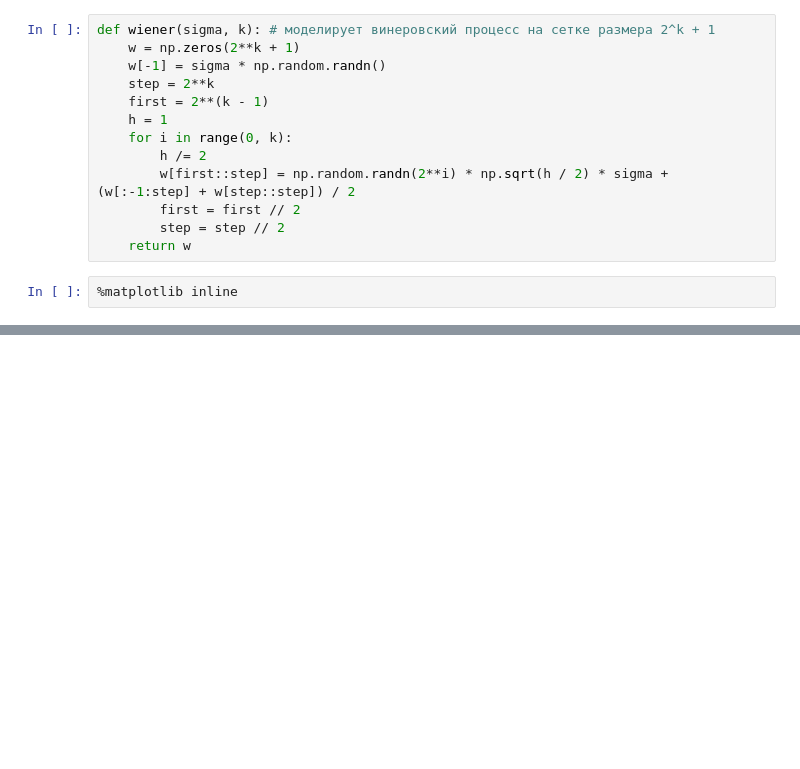
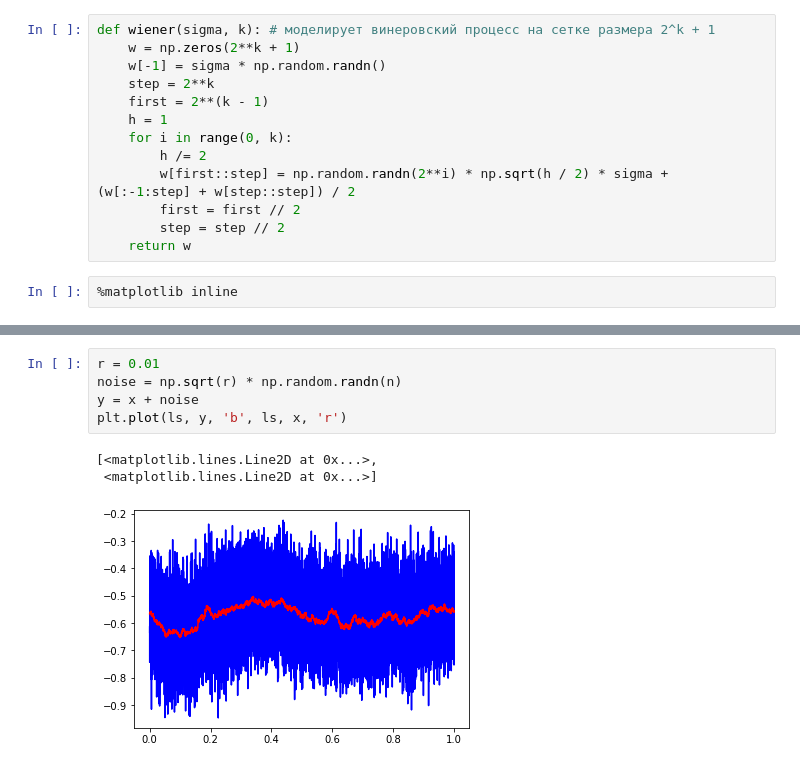
Before and after one commit to MrG1raffe/Stochastic_prac, a Jupyter notebook: StochAn.ipynb, the cells around one changed output, grey strips where cells are left out. Cells and saved outputs as stored; diff of their text form; blank space fills up the shorter version.

```diff
--- a/StochAn.ipynb
+++ b/StochAn.ipynb
@@ -1493,0 +1548,9 @@ plt.plot(x, ou, '.', ms=0.1)
+# %%
+r = 0.01
+noise = np.sqrt(r) * np.random.randn(n)
+y = x + noise
+plt.plot(ls, y, 'b', ls, x, 'r')
+# %% [output]
+[<matplotlib.lines.Line2D at 0x...>,
+ <matplotlib.lines.Line2D at 0x...>]
+[figure, added]
```
Also changed, not shown: parts of 61 cells of this notebook, 2 other files.
